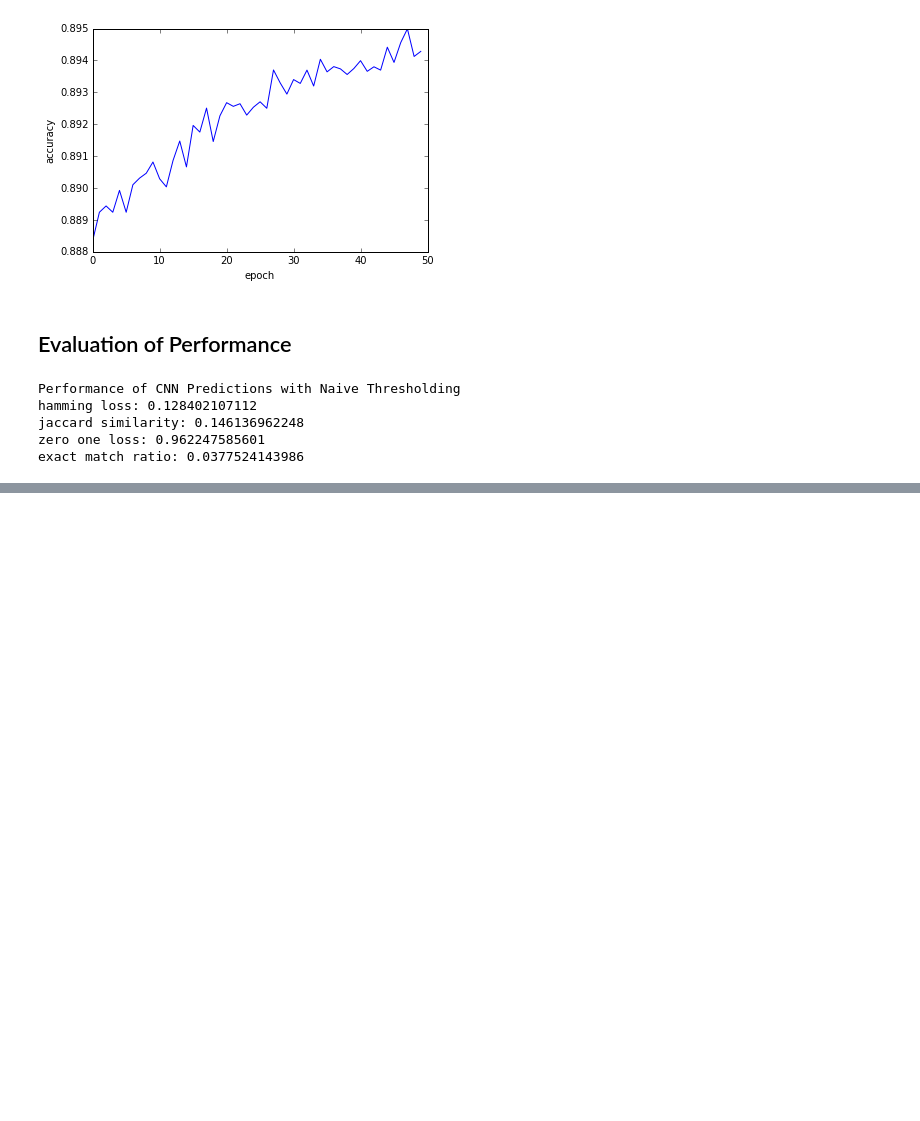
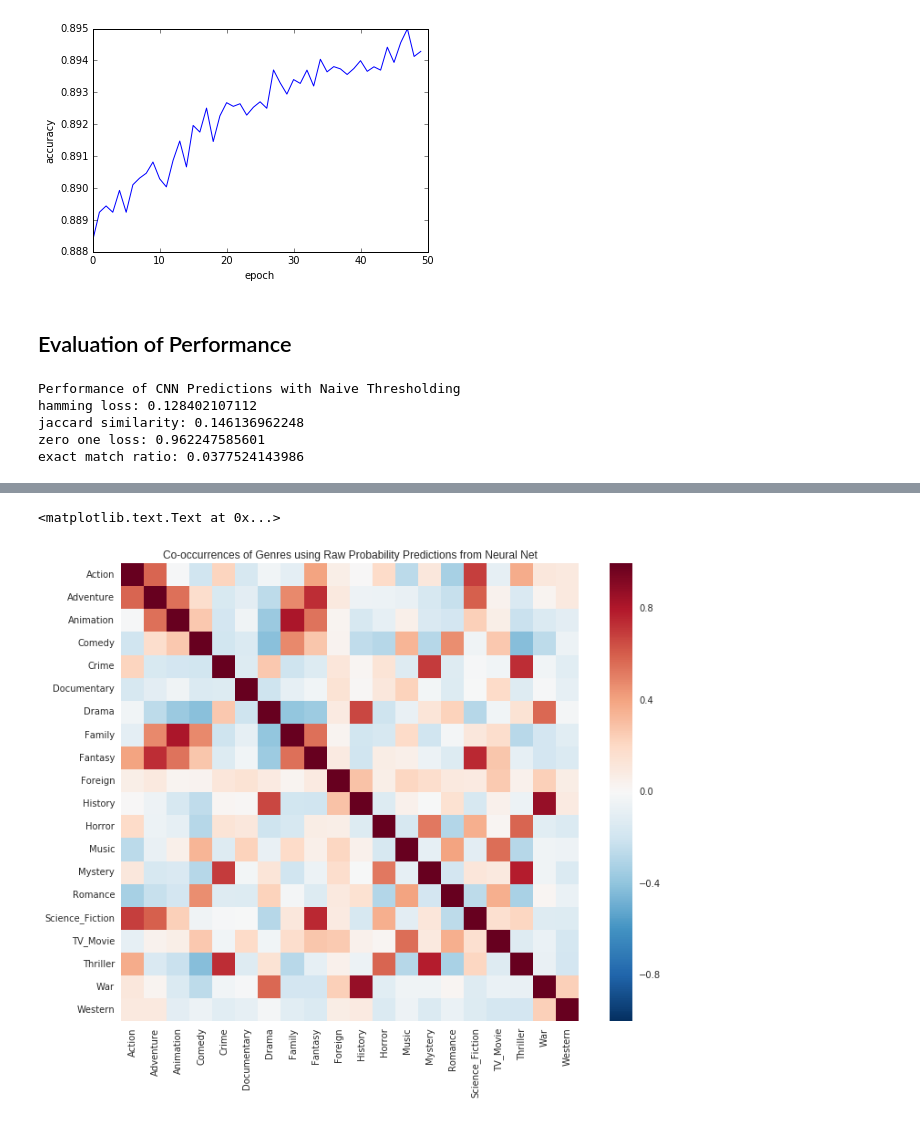
Before and after one commit to xueharry/cs109b-final-project, a Jupyter notebook: milestone5/Final Deep Learning.ipynb, the cells around one changed output, grey strips where cells are left out. Drawn from its saved outputs; the diff is of its cells as text; code cells hidden in the pictures; blank space fills up the shorter version.

```diff
--- a/milestone5/Final Deep Learning.ipynb
+++ b/milestone5/Final Deep Learning.ipynb
@@ -340,0 +349,13 @@ Unfortunately, it looks like fine-tuning did not improve performance.
+# %%
+raw_prob_df = pd.DataFrame(np.corrcoef(train_probs.T), index=val_multilabels.columns, columns=val_multilabels.columns)
+
+# Set up the matplotlib figure
+f, ax = plt.subplots(figsize=(12, 9))
+
+# Draw the heatmap using seaborn
+sns.heatmap(raw_prob_df, square=True)
+
+ax.set_title('Co-occurrences of Genres using Raw Probability Predictions from Neural Net')
+# %% [output]
+<matplotlib.text.Text at 0x...>
+[figure, added]
```
Also changed, not shown: parts of 11 cells of this notebook.
